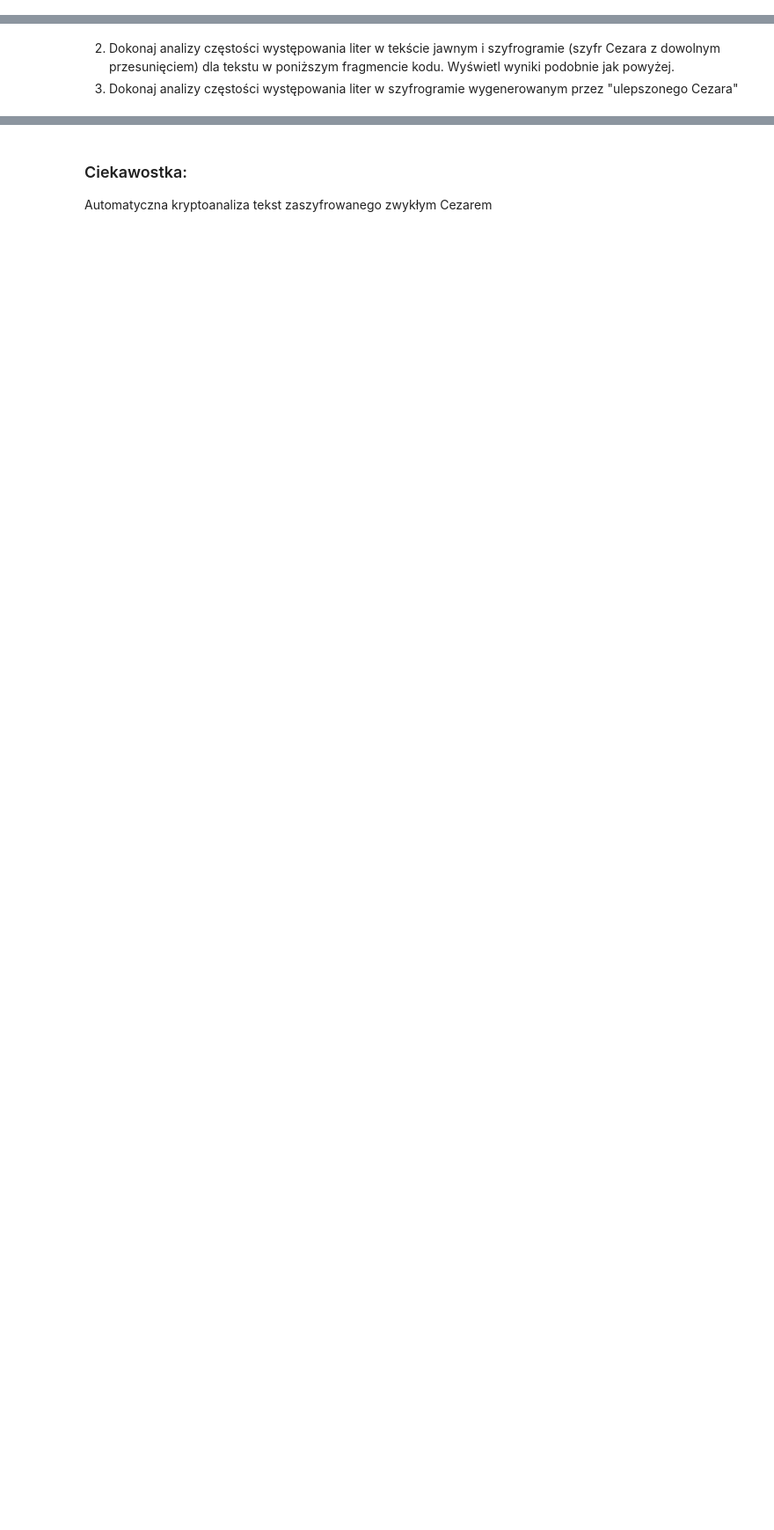
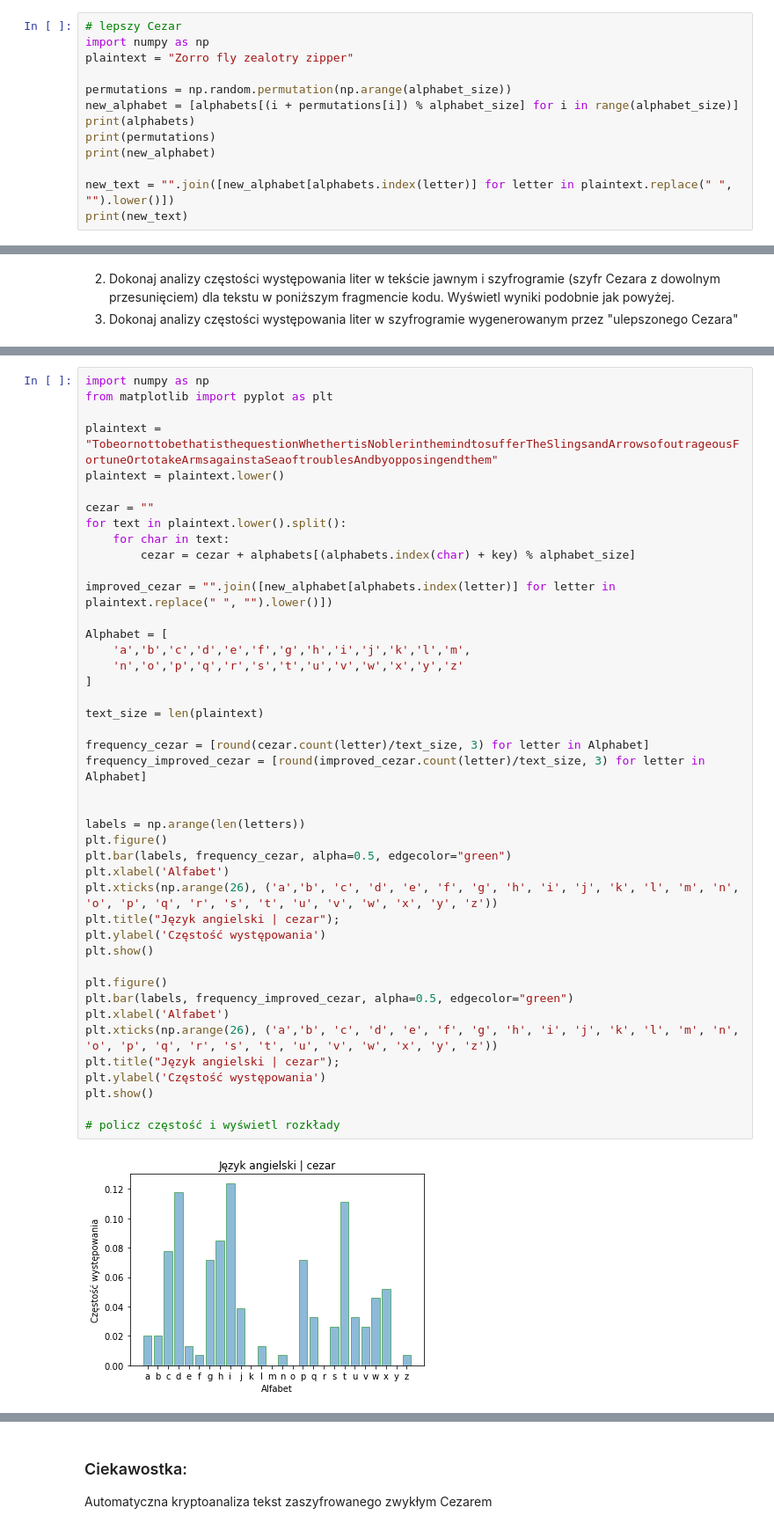
Before and after one commit to pgorgolew/CRYPTOGRAPHY-AGH-COURSE, a Jupyter notebook: lab1/Laboratorium-01-4students.ipynb, the cells around one changed output, grey strips where cells are left out. Shown: that part at 88% size. Cells and saved outputs as stored; diff of their text form; blank space fills up the shorter version.

```diff
--- a/lab1/Laboratorium-01-4students.ipynb
+++ b/lab1/Laboratorium-01-4students.ipynb
@@ -51,0 +52,13 @@ plaintext = "Zorro fly zealotry zipper"
+# %%
+# lepszy Cezar
+import numpy as np
+plaintext = "Zorro fly zealotry zipper"
+
+permutations = np.random.permutation(np.arange(alphabet_size))
+new_alphabet = [alphabets[(i + permutations[i]) % alphabet_size] for i in range(alphabet_size)]
+print(alphabets)
+print(permutations)
+print(new_alphabet)
+
+new_text = "".join([new_alphabet[alphabets.index(letter)] for letter in plaintext.replace(" ", "").lower()])
+print(new_text)
@@ -91,0 +101,45 @@ Alphabet = [
+# %%
+import numpy as np
+from matplotlib import pyplot as plt
+
+plaintext = "TobeornottobethatisthequestionWhethertisNoblerinthemindtosufferTheSlingsandArrowsofoutrageousFortuneOrtotakeArmsagainstaSeaoftroublesAndbyopposingendthem"
+plaintext = plaintext.lower()
+
+cezar = ""
+for text in plaintext.lower().split():
+    for char in text:
+        cezar = cezar + alphabets[(alphabets.index(char) + key) % alphabet_size]
+
+improved_cezar = "".join([new_alphabet[alphabets.index(letter)] for letter in plaintext.replace(" ", "").lower()])
+
+Alphabet = [
+    'a','b','c','d','e','f','g','h','i','j','k','l','m',
+    'n','o','p','q','r','s','t','u','v','w','x','y','z'
+]
+
+text_size = len(plaintext)
+
+frequency_cezar = [round(cezar.count(letter)/text_size, 3) for letter in Alphabet]
+frequency_improved_cezar = [round(improved_cezar.count(letter)/text_size, 3) for letter in Alphabet]
+
+
+labels = np.arange(len(letters))
+plt.figure()
+plt.bar(labels, frequency_cezar, alpha=0.5, edgecolor="green")
+plt.xlabel('Alfabet')
+plt.xticks(np.arange(26), ('a','b', 'c', 'd', 'e', 'f', 'g', 'h', 'i', 'j', 'k', 'l', 'm', 'n', 'o', 'p', 'q', 'r', 's', 't', 'u', 'v', 'w', 'x', 'y', 'z'))
+plt.title("Język angielski | cezar");
+plt.ylabel('Częstość występowania')
+plt.show()
+
+plt.figure()
+plt.bar(labels, frequency_improved_cezar, alpha=0.5, edgecolor="green")
+plt.xlabel('Alfabet')
+plt.xticks(np.arange(26), ('a','b', 'c', 'd', 'e', 'f', 'g', 'h', 'i', 'j', 'k', 'l', 'm', 'n', 'o', 'p', 'q', 'r', 's', 't', 'u', 'v', 'w', 'x', 'y', 'z'))
+plt.title("Język angielski | cezar");
+plt.ylabel('Częstość występowania')
+plt.show()
+
+# policz częstość i wyświetl rozkłady
+# %% [output]
+[figure, added]
```
Also changed, not shown: parts of 6 cells of this notebook.
